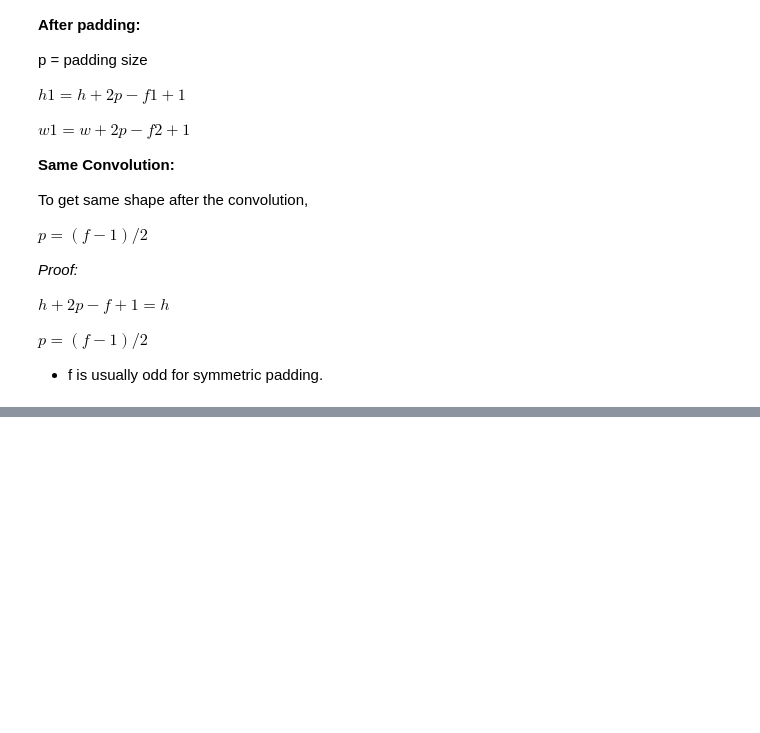
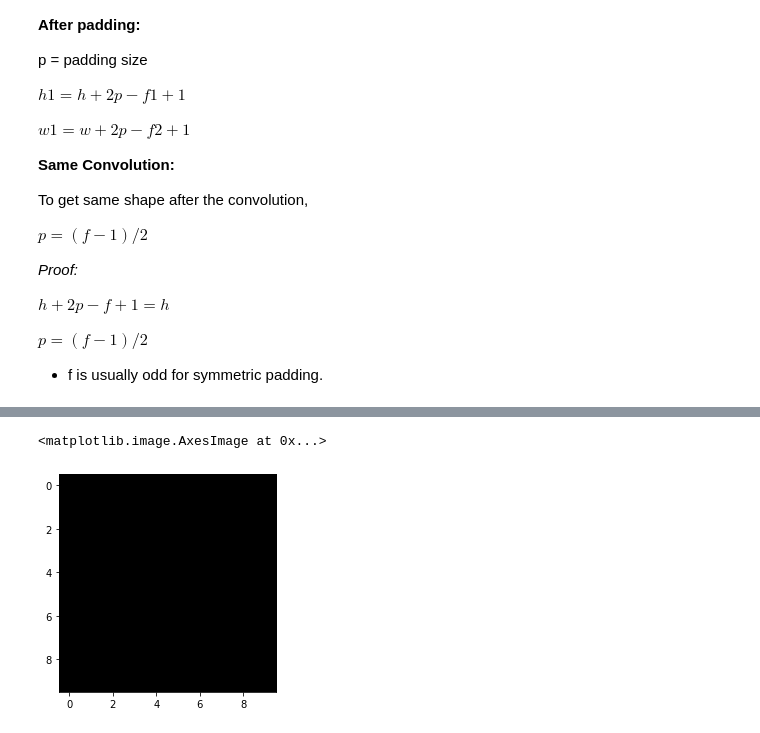
Before and after one commit to sriram7797/Computer-Vision, a Jupyter notebook: CNN Basics.ipynb, the cells around one changed output, grey strips where cells are left out. Cells and saved outputs as stored; diff of their text form; code cells hidden in the pictures; blank space fills up the shorter version.

```diff
--- a/CNN Basics.ipynb
+++ b/CNN Basics.ipynb
@@ -345,0 +347,3 @@ $p = (f-1)/2$
+# %%
+img = np.ones((10,10),dtype=int)
+img
@@ -345,0 +361,5 @@ $p = (f-1)/2$
+# %%
+plt.imshow(img,cmap=plt.cm.gray) # it should be white, but it is fully plotted as black
+# %% [output]
+<matplotlib.image.AxesImage at 0x...>
+[figure, added]
```
Also changed, not shown: parts of 13 cells of this notebook.
